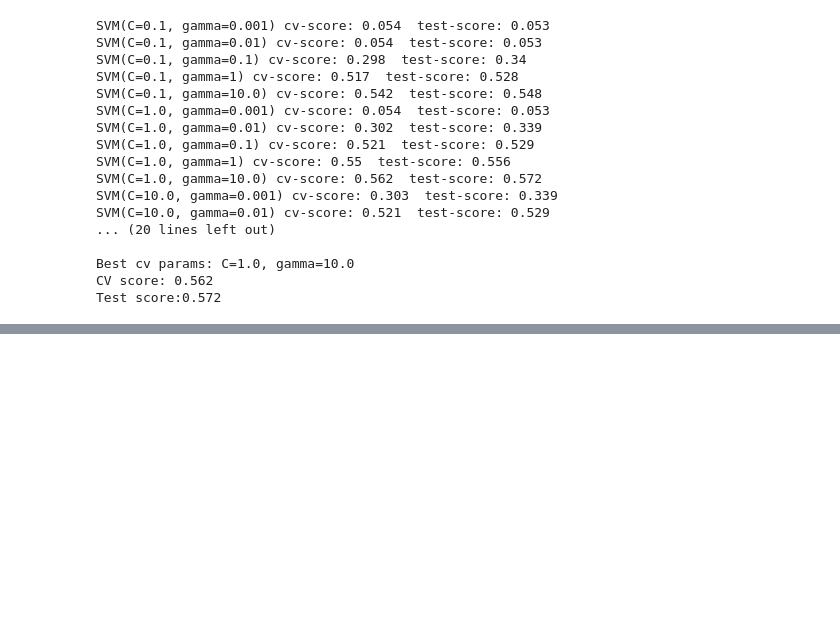
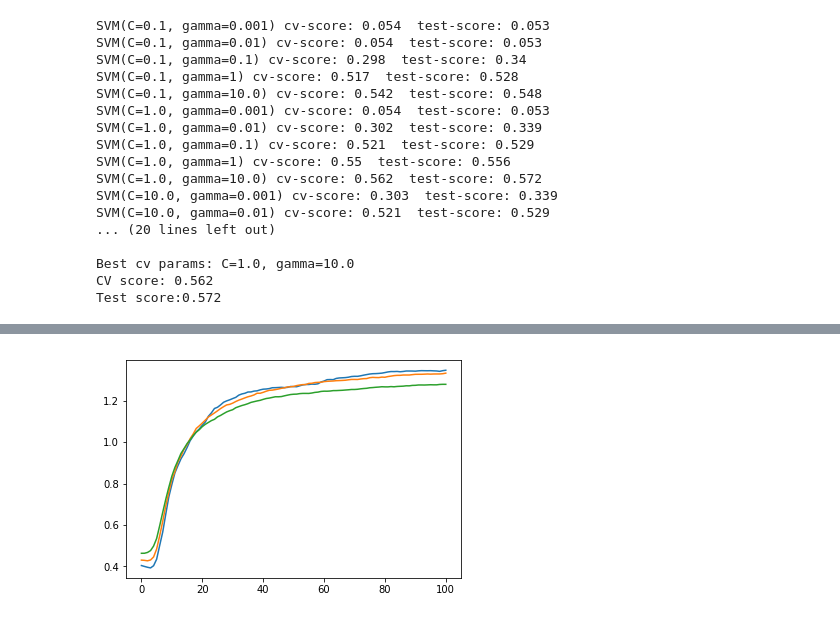
Before and after one commit to ilirhin/Diploma, a Jupyter notebook: Sources/CustomFunctionFastOptimization.ipynb, the cells around one changed output, grey strips where cells are left out. Saved outputs shown, nothing was run; the diff lists cells and outputs as text; code cells hidden in the pictures; blank space fills up the shorter version.

```diff
--- a/Sources/CustomFunctionFastOptimization.ipynb
+++ b/Sources/CustomFunctionFastOptimization.ipynb
@@ -454,6 +489,7 @@ def artm_thetaless_em_optimization(
     start_time = time.time()
     for it in xrange(iters_count):
         word_norm = np.sum(phi_matrix, axis=0)
+        word_norm[word_norm == 0] = 1e-20
         phi_rev_matrix = np.transpose(phi_matrix / word_norm)
 
         theta_matrix = n_dw_matrix.dot(phi_rev_matrix)
@@ -483,6 +519,7 @@ def artm_thetaless_em_optimization(
         n_tw += r_tw
         n_tw[n_tw < 0] = 0
         phi_matrix = n_tw / np.sum(n_tw, axis=1)[:, np.newaxis]
+        phi_matrix[np.isnan(phi_matrix)] = 0.
 
         if iteration_callback is not None:
             iteration_callback(it, phi_matrix, theta_matrix)
@@ -1478,0 +1711,7 @@ Test score:0.572
+# %%
+plt.plot(range(101), np.mean(base_avg_top5_pmis, axis=0))
+plt.plot(range(101), np.mean(base_avg_top10_pmis, axis=0))
+plt.plot(range(101), np.mean(base_avg_top20_pmis, axis=0))
+plt.show()
+# %% [output]
+[figure, added]
```
Also changed, not shown: parts of 22 cells of this notebook.
